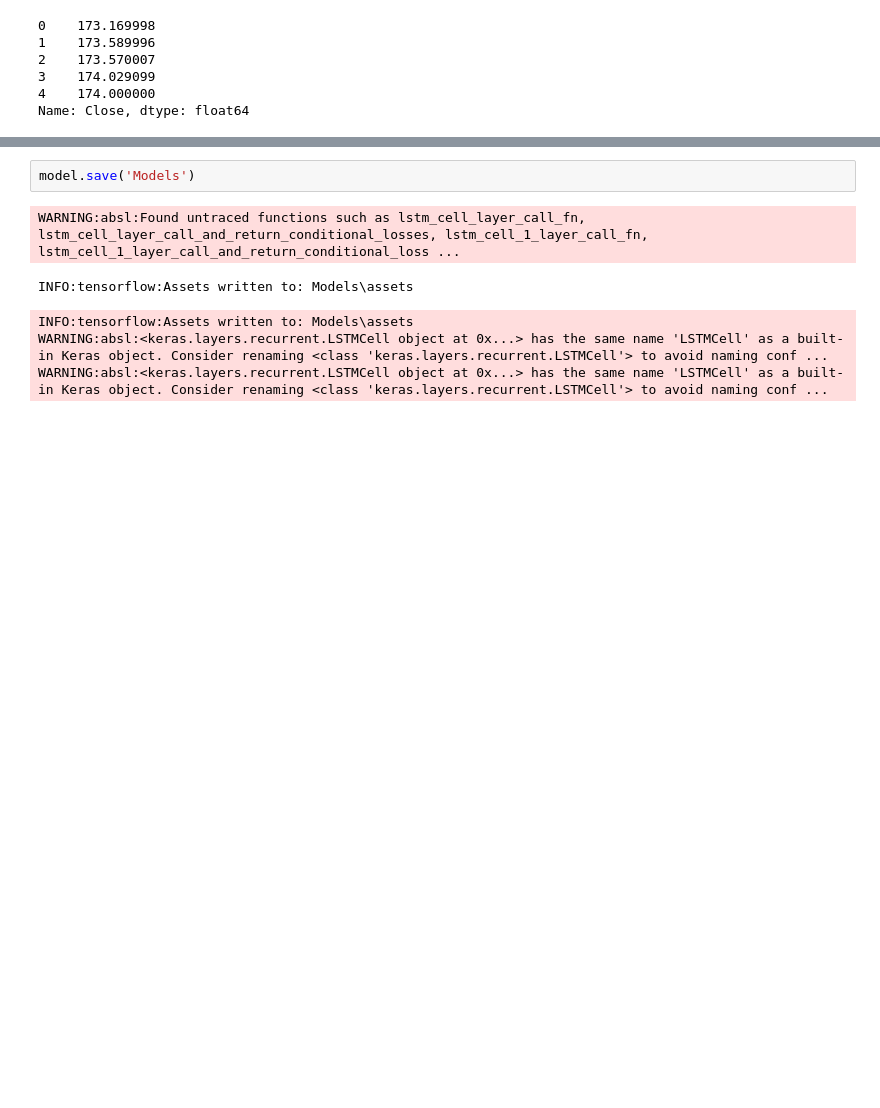
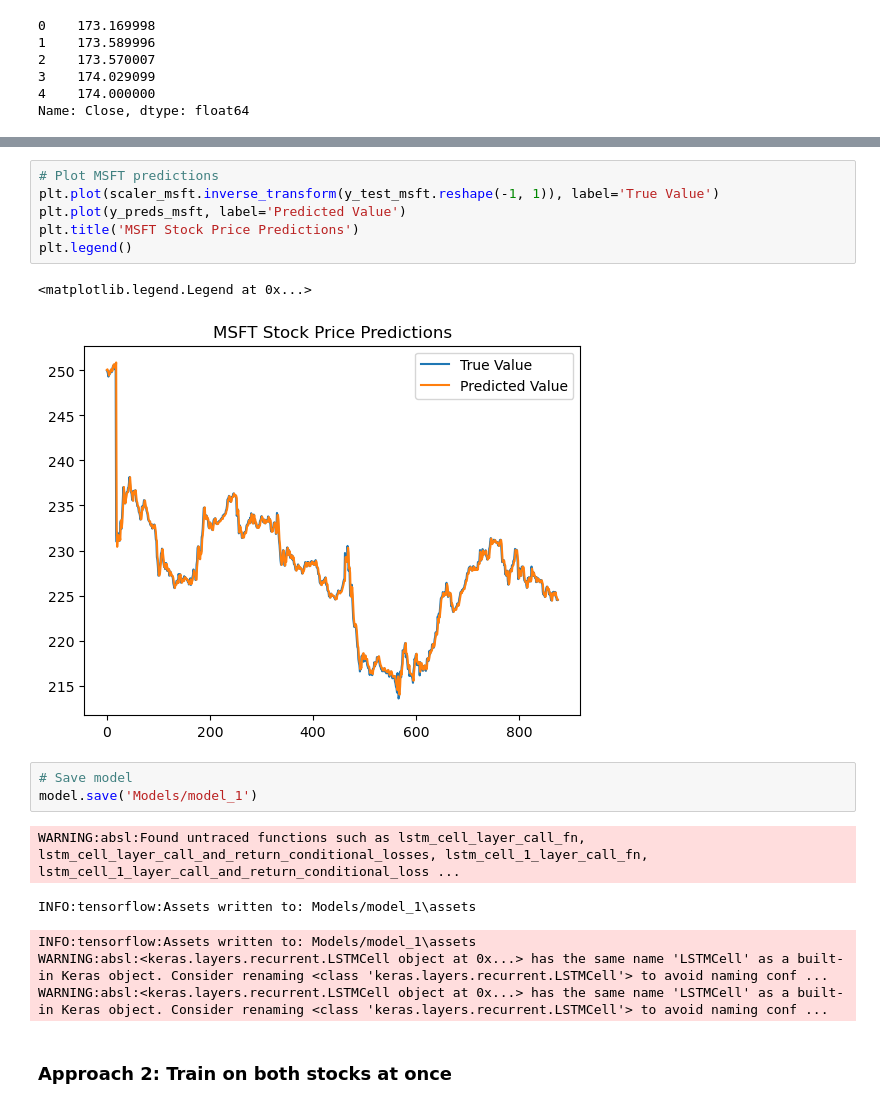
Before and after one commit to skylinecc/StockTrader, a Jupyter notebook: trainLSTMGranular.ipynb, the cells around one changed output, grey strips where cells are left out. Drawn from its saved outputs; the diff is of its cells as text; blank space fills up the shorter version.

```diff
--- a/trainLSTMGranular.ipynb
+++ b/trainLSTMGranular.ipynb
@@ -257,9 +205,21 @@ plt.plot(y_preds_aapl)
+# %%
+# Plot MSFT predictions
+plt.plot(scaler_msft.inverse_transform(y_test_msft.reshape(-1, 1)), label='True Value')
+plt.plot(y_preds_msft, label='Predicted Value')
+plt.title('MSFT Stock Price Predictions')
+plt.legend()
+# %% [output]
+<matplotlib.legend.Legend at 0x...>
+[figure, new version]
 # %%
-model.save('Models')
+# Save model
+model.save('Models/model_1')
 # %% [output]
 WARNING:absl:Found untraced functions such as lstm_cell_layer_call_fn, lstm_cell_layer_call_and_return_conditional_losses, lstm_cell_1_layer_call_fn, lstm_cell_1_layer_call_and_return_conditional_loss ...
-INFO:tensorflow:Assets written to: Models\assets
+INFO:tensorflow:Assets written to: Models/model_1\assets
-INFO:tensorflow:Assets written to: Models\assets
+INFO:tensorflow:Assets written to: Models/model_1\assets
 WARNING:absl:<keras.layers.recurrent.LSTMCell object at 0x...> has the same name 'LSTMCell' as a built-in Keras object. Consider renaming <class 'keras.layers.recurrent.LSTMCell'> to avoid naming conf ...
 WARNING:absl:<keras.layers.recurrent.LSTMCell object at 0x...> has the same name 'LSTMCell' as a built-in Keras object. Consider renaming <class 'keras.layers.recurrent.LSTMCell'> to avoid naming conf ...
+# %% [markdown]
+### Approach 2: Train on both stocks at once
 # %%
```
Also changed, not shown: parts of 42 cells of this notebook, 11 other files.
